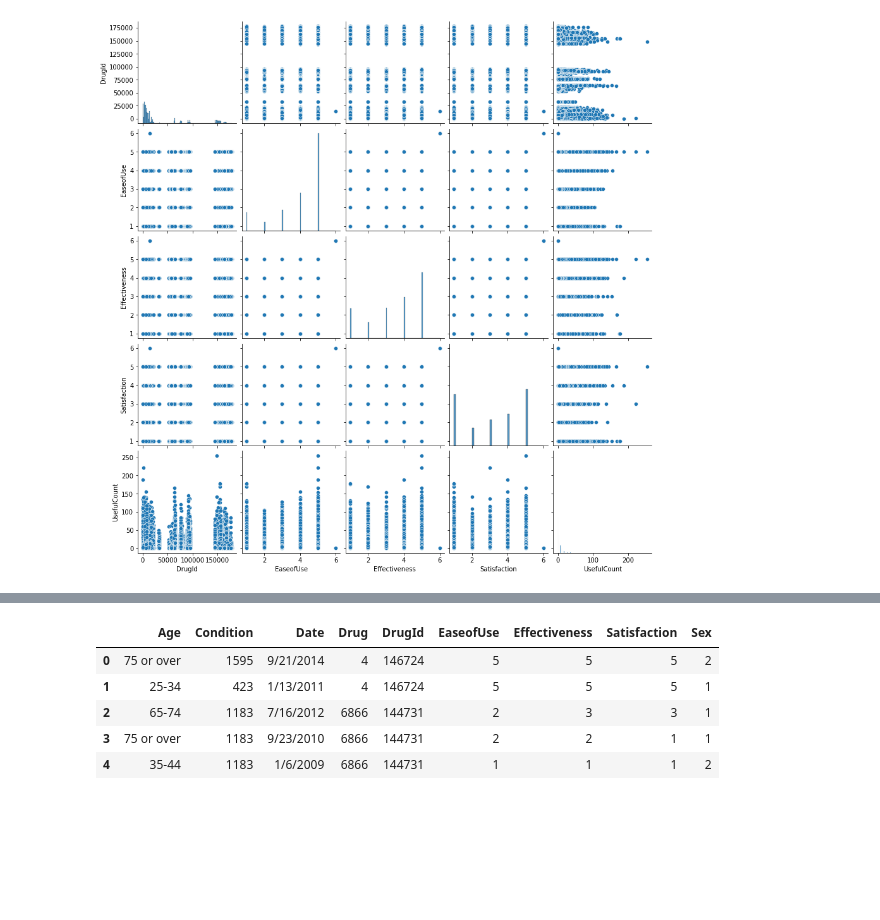
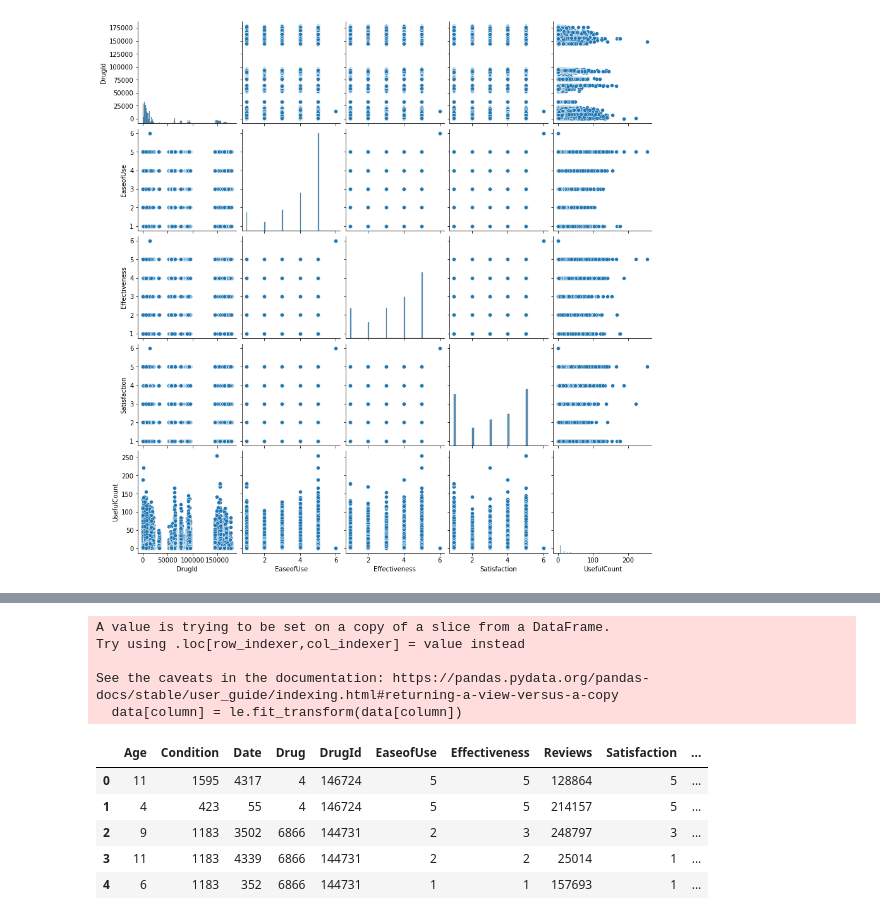
Before and after one commit to GreeshmaBiju123/INTERNSHIP, a Jupyter notebook: INTERNSHIP.ipynb, the cells around one changed output, grey strips where cells are left out. Cells and saved outputs as stored; diff of their text form; code cells hidden in the pictures; blank space fills up the shorter version.

```diff
--- a/INTERNSHIP.ipynb
+++ b/INTERNSHIP.ipynb
@@ -15,7 +15,7 @@ import seaborn as sns
 ## 1. Load the dataset into python environment
 # %%
 #reading the data into python environment
-data=pd.read_csv(r'C:\Users\ACER\Downloads\webmd.csv')
+data=pd.read_csv(r'C:\Users\DELL\Downloads\webmd.csv')
 #displaying the data
 data
 # %% [output]
@@ -301,5 +294,5 @@ X.shape
 # %%
-category_columns = ['Condition','Drug', 'Sex']
-X[category_columns] = X[category_columns].astype('category')
-X.info()
+category_columns = ['Age','Date','Reviews','Condition','Drug', 'Sex', 'Sides']
+data[category_columns] = data[category_columns].astype('category')
+data.info()
 # %% [output]
@@ -322,16 +323,21 @@ memory usage: 21.5+ MB
 # %%
 # Performing label encoding to the categorical variables.
 from sklearn.preprocessing import LabelEncoder
 le = LabelEncoder()
-categorical_columns = ['Condition','Drug', 'Sex']
+categorical_columns = ['Age','Date','Reviews','Condition','Drug', 'Sex', 'Sides']
 for column in categorical_columns:
-    X[column] = le.fit_transform(X[column])
-X.head()
+    data[column] = le.fit_transform(data[column])
+data.head()
 # %% [output]
+A value is trying to be set on a copy of a slice from a DataFrame.
+Try using .loc[row_indexer,col_indexer] = value instead
+
+See the caveats in the documentation: https://pandas.pydata.org/pandas-docs/stable/user_guide/indexing.html#returning-a-view-versus-a-copy
+  data[column] = le.fit_transform(data[column])
-|  | Age | Condition | Date | Drug | DrugId | EaseofUse | Effectiveness | Satisfaction | Sex |
-| 0 | 75 or over | 1595 | 9/21/2014 | 4 | 146724 | 5 | 5 | 5 | 2 |
-| 1 | 25-34 | 423 | 1/13/2011 | 4 | 146724 | 5 | 5 | 5 | 1 |
-| 2 | 65-74 | 1183 | 7/16/2012 | 6866 | 144731 | 2 | 3 | 3 | 1 |
-| 3 | 75 or over | 1183 | 9/23/2010 | 6866 | 144731 | 2 | 2 | 1 | 1 |
-| 4 | 35-44 | 1183 | 1/6/2009 | 6866 | 144731 | 1 | 1 | 1 | 2 |
+|  | Age | Condition | Date | Drug | DrugId | EaseofUse | Effectiveness | Reviews | Satisfaction | ... |
+| 0 | 11 | 1595 | 4317 | 4 | 146724 | 5 | 5 | 128864 | 5 | ... |
+| 1 | 4 | 423 | 55 | 4 | 146724 | 5 | 5 | 214157 | 5 | ... |
+| 2 | 9 | 1183 | 3502 | 6866 | 144731 | 2 | 3 | 248797 | 3 | ... |
+| 3 | 11 | 1183 | 4339 | 6866 | 144731 | 2 | 2 | 25014 | 1 | ... |
+| 4 | 6 | 1183 | 352 | 6866 | 144731 | 1 | 1 | 157693 | 1 | ... |
 # %%
```
Also changed, not shown: parts of 61 cells of this notebook.
